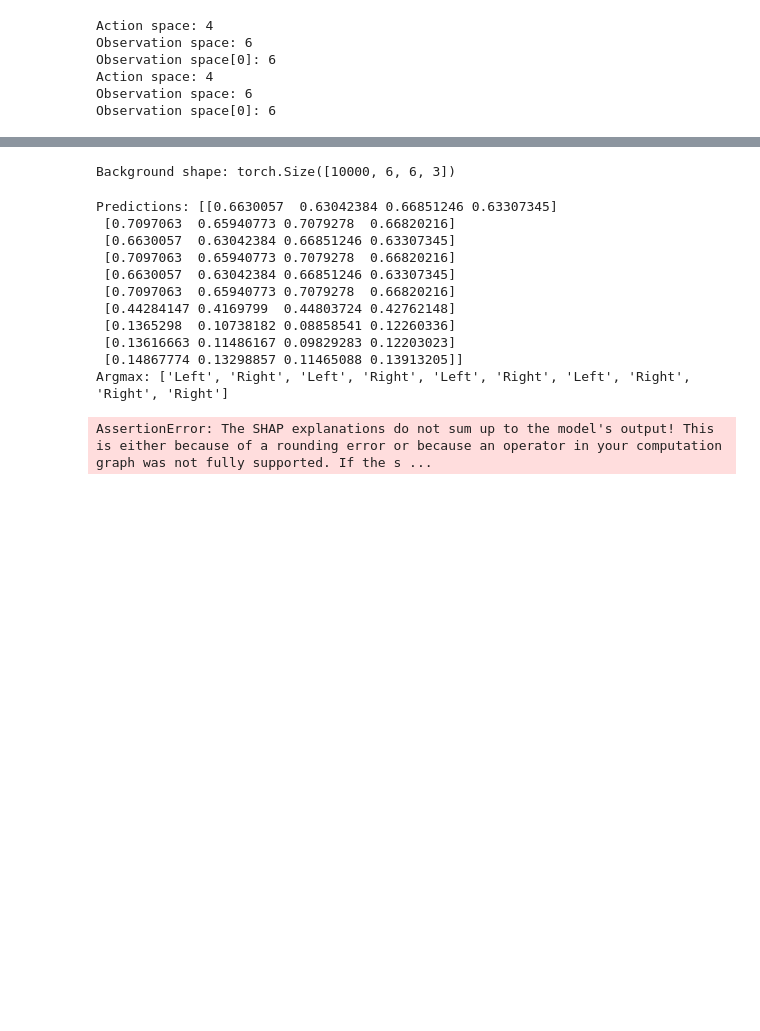
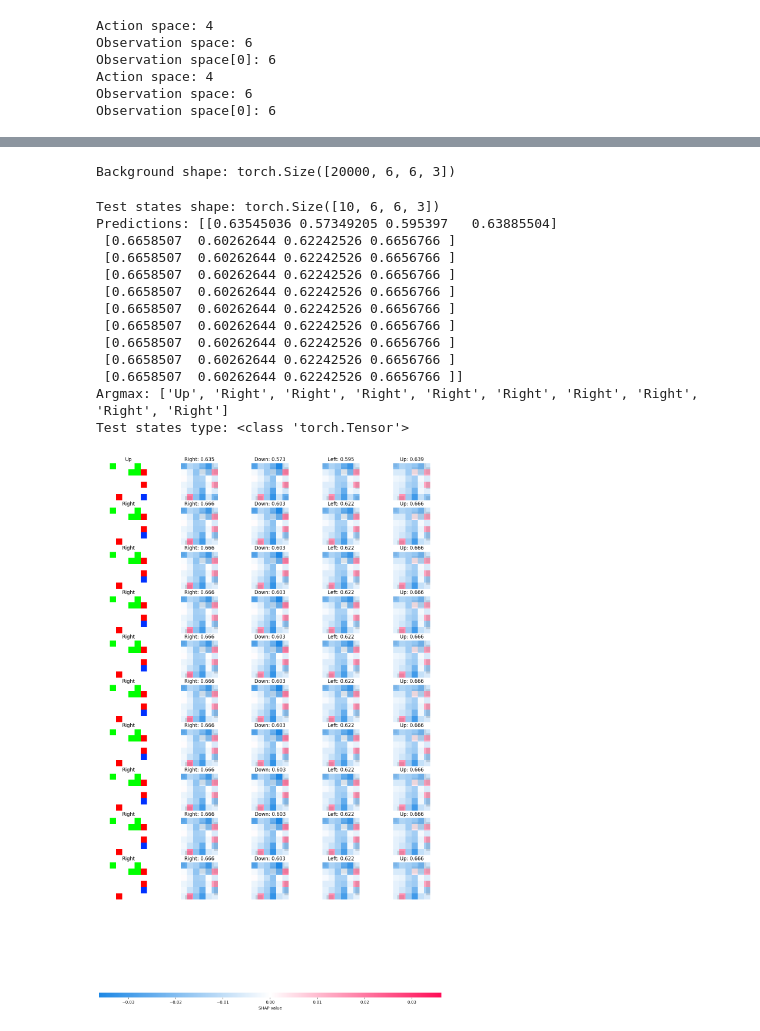
Before and after one commit to gunhamn/public, a Jupyter notebook: XAI_NTNU/shapleyValues.ipynb, the cells around one changed output, grey strips where cells are left out. Cells and saved outputs as stored; diff of their text form; code cells hidden in the pictures; blank space fills up the shorter version.

Commit message:
Implemented qValue rendering

```diff
--- a/XAI_NTNU/shapleyValues.ipynb
+++ b/XAI_NTNU/shapleyValues.ipynb
@@ -56,9 +53,9 @@ Action space: 4
 Observation space: 6
 Observation space[0]: 6
 # %%
-agent.replayBuffer=replayBuffer
+agent.replayBuffer=200_000
 agent.load_model_weights(f"C:/Projects/public/XAI_NTNU/modelsToEval/CW_3chests_5keys_6x6_10000000steps.pth")
-agent.inference(env=env, max_steps=100_000, epsilon=epsilon_min)
+agent.inference(env=env, max_steps=200_000, epsilon=epsilon_min)
 
 action_direction = {0: "Right",1: "Down",2: "Left", 3: "Up"}
 
@@ -77,57 +74,66 @@ replayBufferStates shape: torch.Size([100000, 6, 6, 3])
 # %%
 model = agent.policy_net
 # first 100 states
-background = replayBufferStates[:10_000]
+background = replayBufferStates[:20_000]
 #with torch.no_grad():
 print(f"Background shape: {background.shape}")
 # %% [output]
-Background shape: torch.Size([10000, 6, 6, 3])
+Background shape: torch.Size([20000, 6, 6, 3])
 # %%
 e = shap.DeepExplainer(model=model,
                        data=background,
                        session=None,
                        learning_phase_flags=None)
 # %%
-test_states = replayBufferStates[10_000:10_010]
+test_states = replayBufferStates[20_000:20_010]
+print(f"Test states shape: {test_states.shape}")
 with torch.no_grad():
     predictions = model(test_states).detach().numpy()
     argmax = [action_direction[np.argmax(prediction)] for prediction in predictions]
     print(f"Predictions: {predictions}")
     print(f"Argmax: {argmax}")
 
-shap_values = e.shap_values(test_states) #, check_additivity=False)
+print(f"Test states type: {type(test_states)}")
+
+shap_values = e.shap_values(test_states, check_additivity=False)
 """AssertionError: The SHAP explanations do not sum up to the
 model's output! This is either because of a rounding error or
 because an operator in your computation graph was not fully
 supported. If the sum difference of %f is significant compared
 to the scale of your model outputs, please post as a github issue,
 with a reproducible example so we can debug it. Used framework:
     pytorch - Max. diff: 0.07974889467004687 - Tolerance: 0.01"""
 # check_additivity was set to False for this reason
 # this error needs to be fixed since it gives a feulty result
+
+"""The last one was
+Max. diff: 0.9542994634248316 - Tolerance: 0.01
+Intolerable..."""
 
 shap_numpy = list(np.transpose(shap_values, (4, 0, 2, 1, 3)))
 test_numpy = np.transpose(test_states.numpy(), (0, 2, 1, 3))
 
 labels = np.array([[f"{action_direction[i]}: {predictions[j][i]:.3f}" for i in range(len(predictions[j]))] for j in range(len(predictions))])
 
 # plot the feature attributions
 shap.image_plot(shap_values=shap_numpy,
                 pixel_values=test_numpy,
                 labels=labels,
                 true_labels=argmax,)
 #                labelpad=0,
 #                width=18)
 # %% [output]
-Predictions: [[0.6630057  0.63042384 0.66851246 0.63307345]
- [0.7097063  0.65940773 0.7079278  0.66820216]
- [0.6630057  0.63042384 0.66851246 0.63307345]
- [0.7097063  0.65940773 0.7079278  0.66820216]
- [0.6630057  0.63042384 0.66851246 0.63307345]
- [0.7097063  0.65940773 0.7079278  0.66820216]
- [0.44284147 0.4169799  0.44803724 0.42762148]
- [0.1365298  0.10738182 0.08858541 0.12260336]
- [0.13616663 0.11486167 0.09829283 0.12203023]
- [0.14867774 0.13298857 0.11465088 0.13913205]]
-Argmax: ['Left', 'Right', 'Left', 'Right', 'Left', 'Right', 'Left', 'Right', 'Right', 'Right']
+Test states shape: torch.Size([10, 6, 6, 3])
+Predictions: [[0.63545036 0.57349205 0.595397   0.63885504]
+ [0.6658507  0.60262644 0.62242526 0.6656766 ]
+ [0.6658507  0.60262644 0.62242526 0.6656766 ]
+ [0.6658507  0.60262644 0.62242526 0.6656766 ]
+ [0.6658507  0.60262644 0.62242526 0.6656766 ]
+ [0.6658507  0.60262644 0.62242526 0.6656766 ]
+ [0.6658507  0.60262644 0.62242526 0.6656766 ]
+ [0.6658507  0.60262644 0.62242526 0.6656766 ]
+ [0.6658507  0.60262644 0.62242526 0.6656766 ]
+ [0.6658507  0.60262644 0.62242526 0.6656766 ]]
+Argmax: ['Up', 'Right', 'Right', 'Right', 'Right', 'Right', 'Right', 'Right', 'Right', 'Right']
+Test states type: <class 'torch.Tensor'>
-AssertionError: The SHAP explanations do not sum up to the model's output! This is either because of a rounding error or because an operator in your computation graph was not fully supported. If the s ...
+[figure, added]
```
Also changed, not shown: parts of 3 cells of this notebook, 8 other files.
